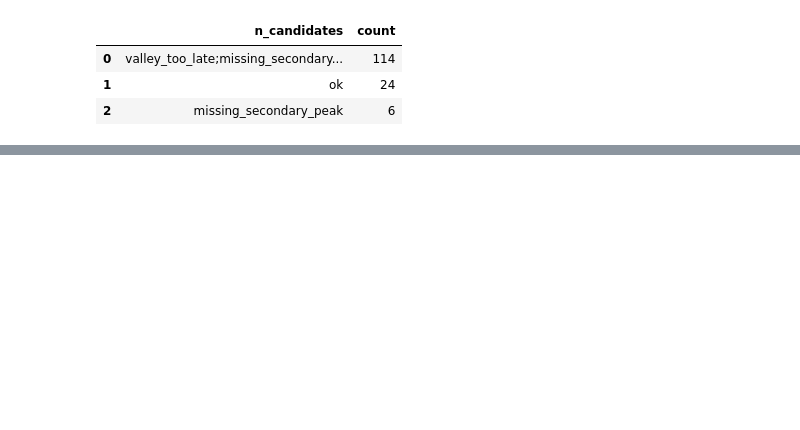
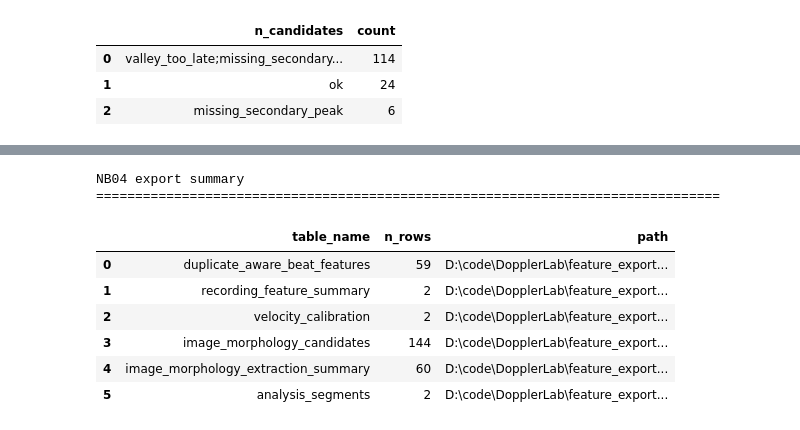
Before and after one commit to MrCzaro/DopplerLab, a Jupyter notebook: NB04 - Doppler Ground Truth Feature Extraction.ipynb, the cells around one changed output, grey strips where cells are left out. Cells and saved outputs as stored; diff of their text form; code cells hidden in the pictures; blank space fills up the shorter version.

```diff
--- a/NB04 - Doppler Ground Truth Feature Extraction.ipynb
+++ b/NB04 - Doppler Ground Truth Feature Extraction.ipynb
@@ -2868,0 +3496,66 @@ Candidate quality summary
+# %%
+NB04_EXPORT_DIR = FEATURE_EXPORT_DIR / "nb04"
+NB04_EXPORT_DIR.mkdir(parents=True, exist_ok=True)
+
+NB04_BEAT_FEATURES_CSV = NB04_EXPORT_DIR / "nb04_duplicate_aware_beat_features.csv"
+NB04_RECORDING_SUMMARY_CSV = NB04_EXPORT_DIR / "nb04_recording_feature_summary.csv"
+NB04_VELOCITY_CALIBRATION_CSV = NB04_EXPORT_DIR / "nb04_velocity_calibration.csv"
+NB04_IMAGE_CANDIDATES_CSV = NB04_EXPORT_DIR / "nb04_image_morphology_candidates.csv"
+NB04_IMAGE_EXTRACTION_CSV = NB04_EXPORT_DIR / "nb04_image_morphology_extraction_summary.csv"
+NB04_ANALYSIS_SEGMENTS_CSV = NB04_EXPORT_DIR / "nb04_analysis_segments.csv"
+
+final_beat_feature_df.to_csv(NB04_BEAT_FEATURES_CSV, index=False)
+recording_feature_summary_df.to_csv(NB04_RECORDING_SUMMARY_CSV, index=False)
+velocity_calibration_df.to_csv(NB04_VELOCITY_CALIBRATION_CSV,index=False)
+image_morphology_candidate_df.to_csv(NB04_IMAGE_CANDIDATES_CSV, index=False)
+image_morphology_extraction_df.to_csv(NB04_IMAGE_EXTRACTION_CSV, index=False)
+analysis_segment_df.to_csv(NB04_ANALYSIS_SEGMENTS_CSV, index=False)
+
+export_summary_df = pd.DataFrame(
+    [
+        {
+            "table_name": "duplicate_aware_beat_features",
+            "n_rows": len(final_beat_feature_df),
+            "path": str(NB04_BEAT_FEATURES_CSV),
+        },
+        {
+            "table_name": "recording_feature_summary",
+            "n_rows": len(recording_feature_summary_df),
+            "path": str(NB04_RECORDING_SUMMARY_CSV),
+        },
+        {
+            "table_name": "velocity_calibration",
+            "n_rows": len(velocity_calibration_df),
+            "path": str(NB04_VELOCITY_CALIBRATION_CSV),
+        },
+        {
+            "table_name": "image_morphology_candidates",
+            "n_rows": len(image_morphology_candidate_df),
+            "path": str(NB04_IMAGE_CANDIDATES_CSV),
+        },
+        {
+            "table_name": "image_morphology_extraction_summary",
+            "n_rows": len(image_morphology_extraction_df),
+            "path": str(NB04_IMAGE_EXTRACTION_CSV),
+        },
+        {
+            "table_name": "analysis_segments",
+            "n_rows": len(analysis_segment_df),
+            "path": str(NB04_ANALYSIS_SEGMENTS_CSV),
+        },
+    ]
+)
+
+print("NB04 export summary")
+print("=" * 80)
+display(export_summary_df)
+# %% [output]
+NB04 export summary
+================================================================================
+|  | table_name | n_rows | path |
+| 0 | duplicate_aware_beat_features | 59 | D:\code\DopplerLab\feature_export... |
+| 1 | recording_feature_summary | 2 | D:\code\DopplerLab\feature_export... |
+| 2 | velocity_calibration | 2 | D:\code\DopplerLab\feature_export... |
+| 3 | image_morphology_candidates | 144 | D:\code\DopplerLab\feature_export... |
+| 4 | image_morphology_extraction_summary | 60 | D:\code\DopplerLab\feature_export... |
+| 5 | analysis_segments | 2 | D:\code\DopplerLab\feature_export... |
```
Also changed, not shown: parts of 15 cells of this notebook, 8 other files.
